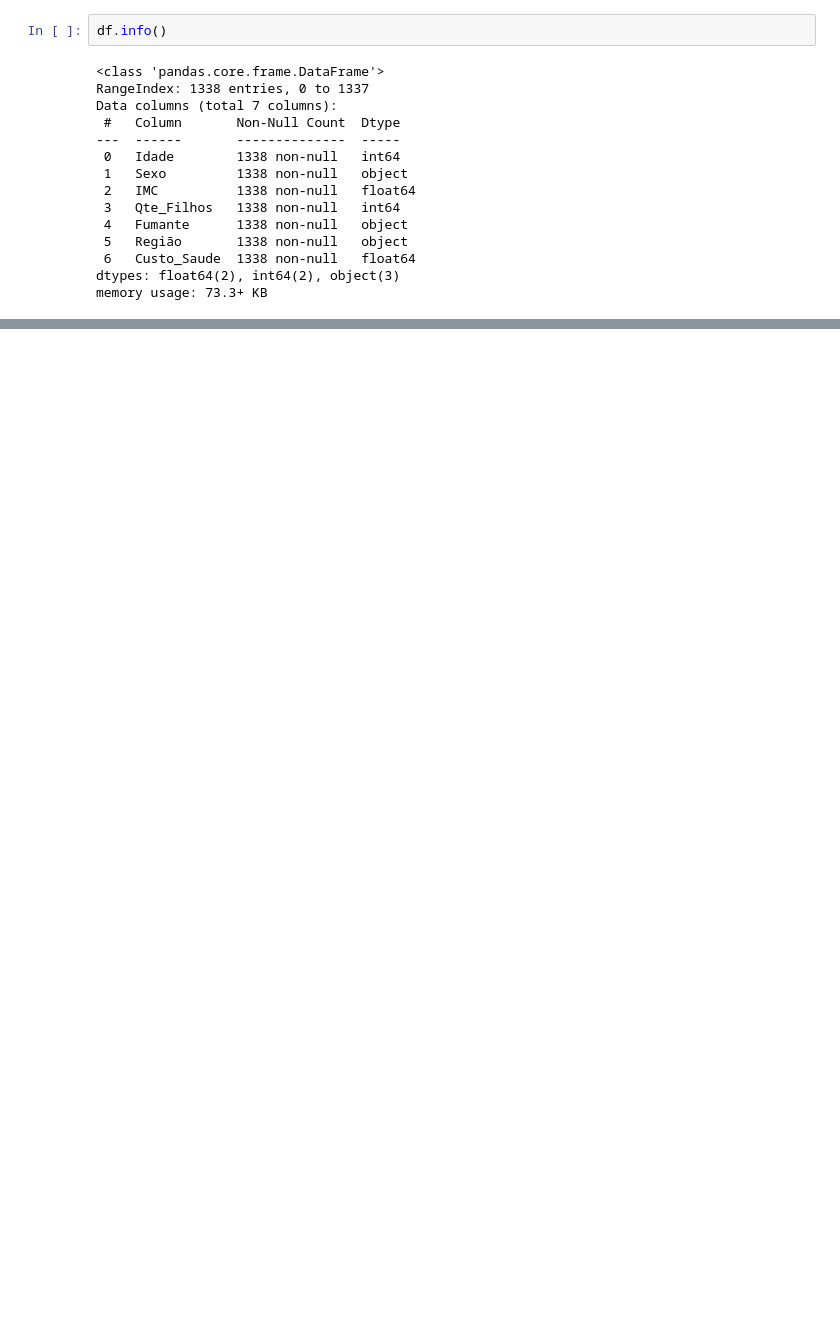
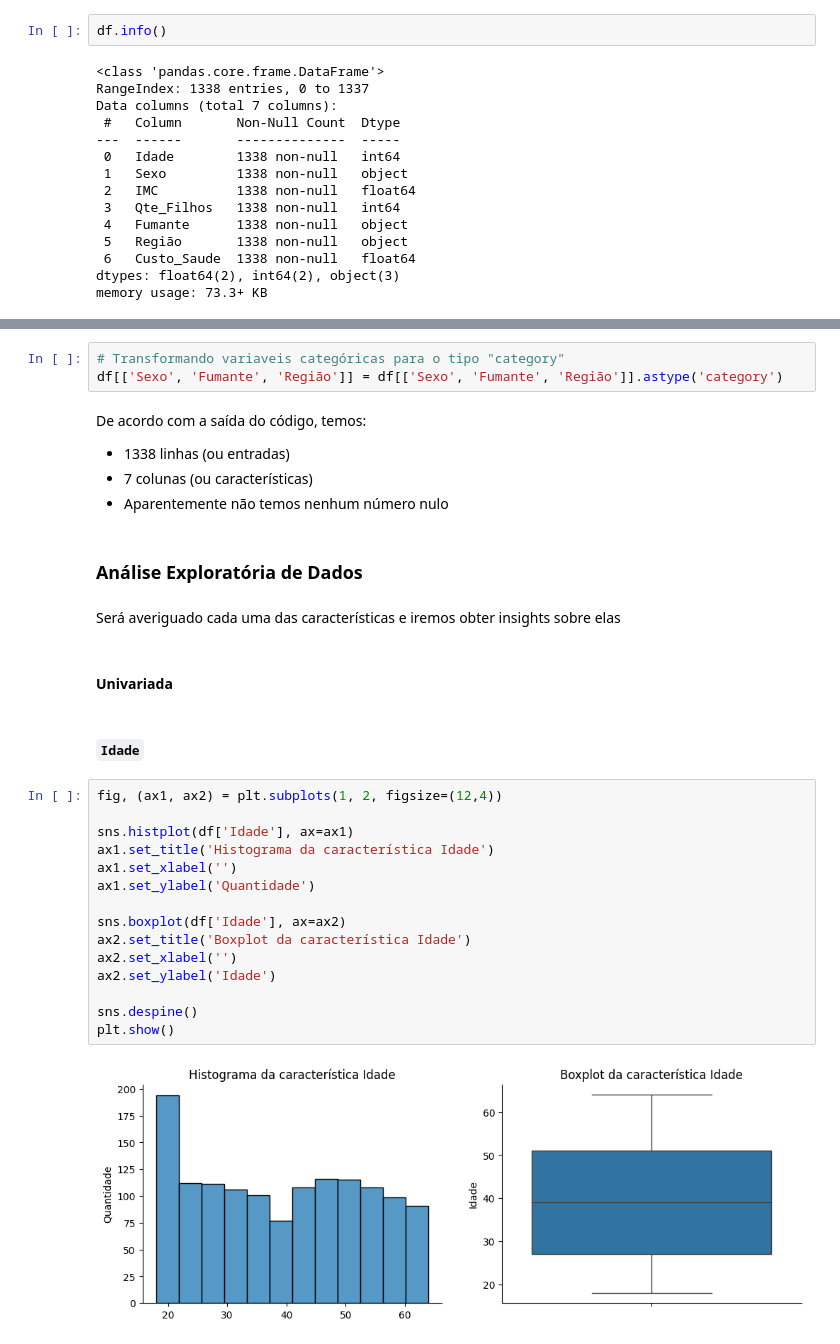
Before and after one commit to Mathsnts18/health_analytics, a Jupyter notebook: notebook/projeto.ipynb, the cells around one changed output, grey strips where cells are left out. Drawn from its saved outputs; the diff is of its cells as text; blank space fills up the shorter version.

```diff
--- a/notebook/projeto.ipynb
+++ b/notebook/projeto.ipynb
@@ -111,0 +68,34 @@ sns.boxplot(df['IMC'])
+# %%
+# Transformando variaveis categóricas para o tipo "category"
+df[['Sexo', 'Fumante', 'Região']] = df[['Sexo', 'Fumante', 'Região']].astype('category')
+# %% [markdown]
+De acordo com a saída do código, temos:
+
+- 1338 linhas (ou entradas)
+- 7 colunas (ou características)
+- Aparentemente não temos nenhum número nulo
+# %% [markdown]
+### Análise Exploratória de Dados
+# %% [markdown]
+Será averiguado cada uma das características e iremos obter insights sobre elas
+# %% [markdown]
+#### Univariada
+# %% [markdown]
+##### `Idade`
+# %%
+fig, (ax1, ax2) = plt.subplots(1, 2, figsize=(12,4))
+
+sns.histplot(df['Idade'], ax=ax1)
+ax1.set_title('Histograma da característica Idade')
+ax1.set_xlabel('')
+ax1.set_ylabel('Quantidade')
+
+sns.boxplot(df['Idade'], ax=ax2)
+ax2.set_title('Boxplot da característica Idade')
+ax2.set_xlabel('')
+ax2.set_ylabel('Idade')
+
+sns.despine()
+plt.show()
+# %% [output]
+[figure, added]
```
Also changed, not shown: parts of 90 cells of this notebook, 3 other files.
